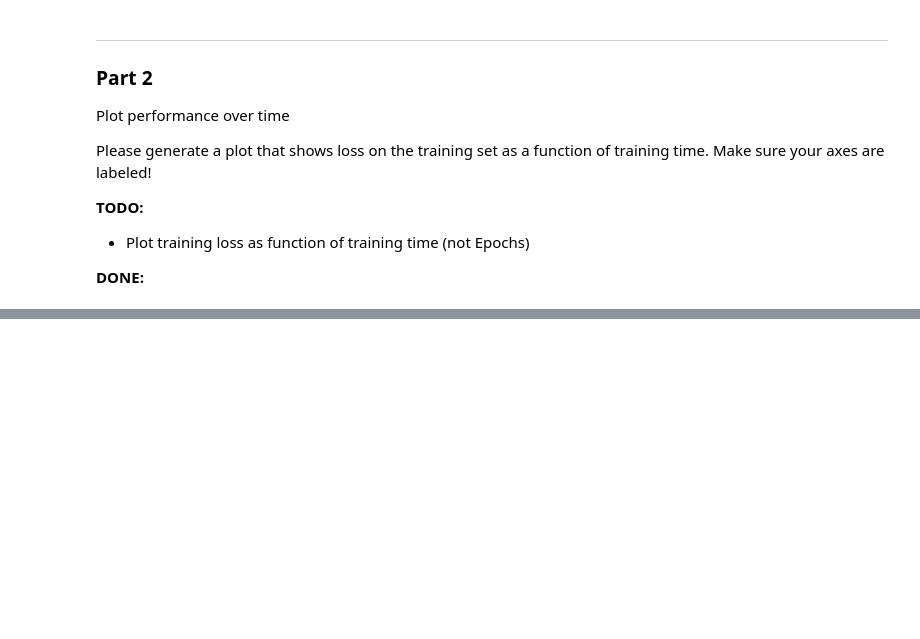
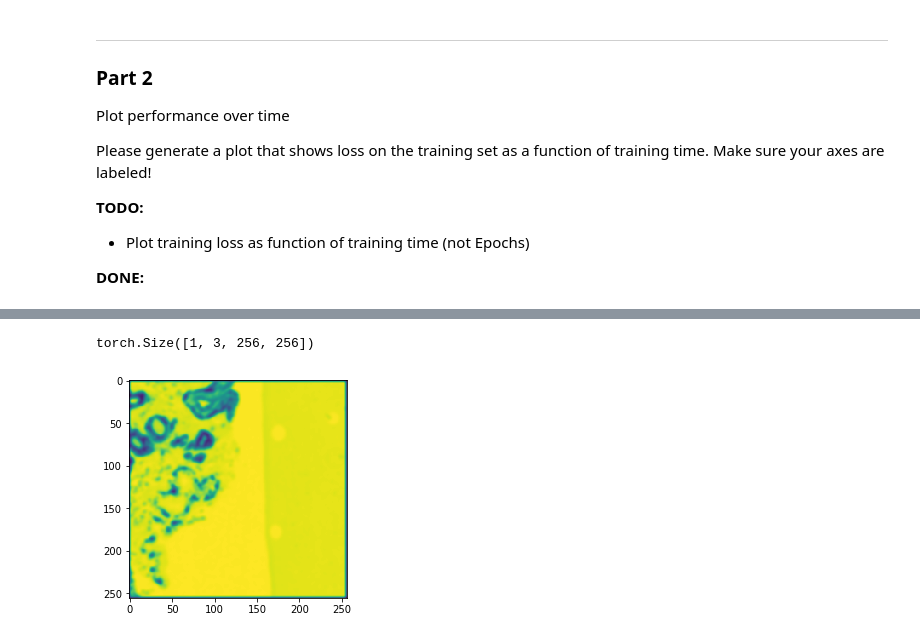
Before and after one commit to ALMerrill/cs474_labs_f2019, a Jupyter notebook: DL_Lab4.ipynb, the cells around one changed output, grey strips where cells are left out. Drawn from its saved outputs; the diff is of its cells as text; code cells hidden in the pictures; blank space fills up the shorter version.

```diff
--- a/DL_Lab4.ipynb
+++ b/DL_Lab4.ipynb
@@ -282,14 +281,14 @@ class CancerDetection(nn.Module): #lab video at 39:00 for a bit of a description
 # %%
 # Create your datasets and neural network as you have before
 
-train_dataset = CancerDataset('root')
-val_dataset = CancerDataset('root', train=False)
+train_dataset = CancerDataset('root', size=256)
+val_dataset = CancerDataset('root', train=False, size=256)
 model = CancerDetection()
 model.cuda()
 objective = nn.CrossEntropyLoss()
 optimizer = optim.Adam(model.parameters(), lr=1e-3)
 
-batch_size = 1
+batch_size = 8
 
 train_loader = DataLoader(train_dataset,
                          batch_size=batch_size,
@@ -298,7 +297,8 @@ train_loader = DataLoader(train_dataset,
 val_loader = DataLoader(val_dataset,
                        batch_size=batch_size,
                        num_workers =4,
-                       pin_memory=True)
+                       pin_memory=True,
+                       shuffle=True)
 
 data_loaders = {'train': train_loader, 'val': val_loader}
 
@@ -442,0 +436,13 @@ This is the result I got after 1 hour or training.
+# %%
+# Code for testing prediction on an image
+image = val_dataset[172][0].unsqueeze(dim=0).cuda()
+print(image.size())
+batch = model(image)
+out = batch[0]
+plt.imshow(out[0].cpu().detach().numpy())
+plt.show()
+# Change image to black and white
+# Call an argmax on out[0]? So I can get just 1s and 0s
+# %% [output]
+torch.Size([1, 3, 256, 256])
+[figure, added]
```
Also changed, not shown: parts of 4 cells of this notebook.
